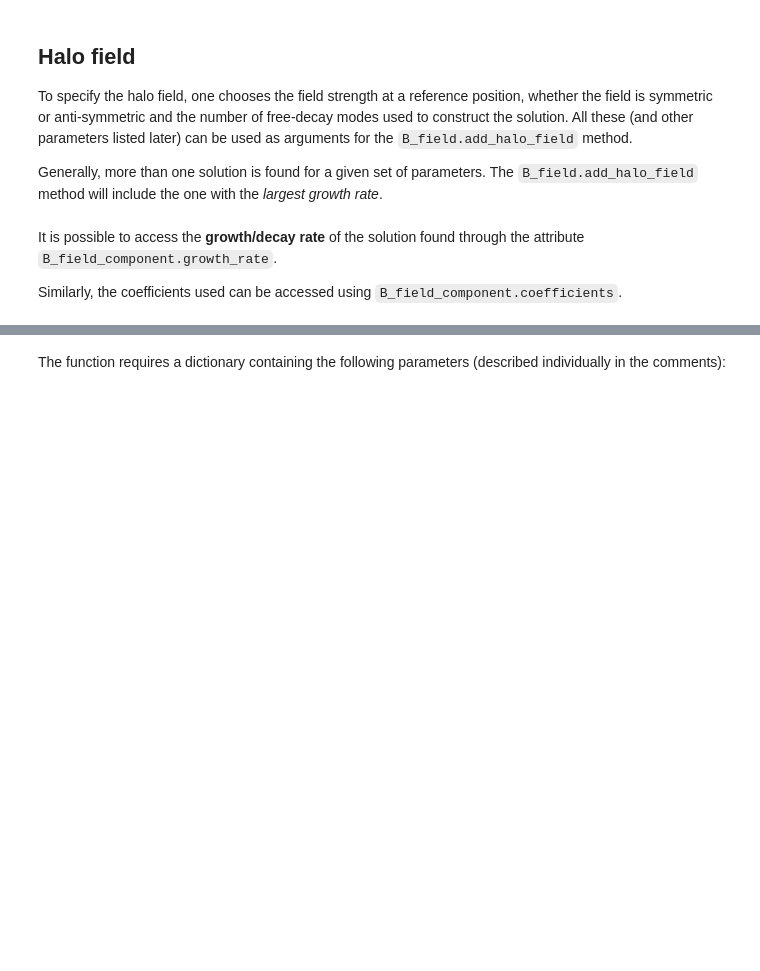
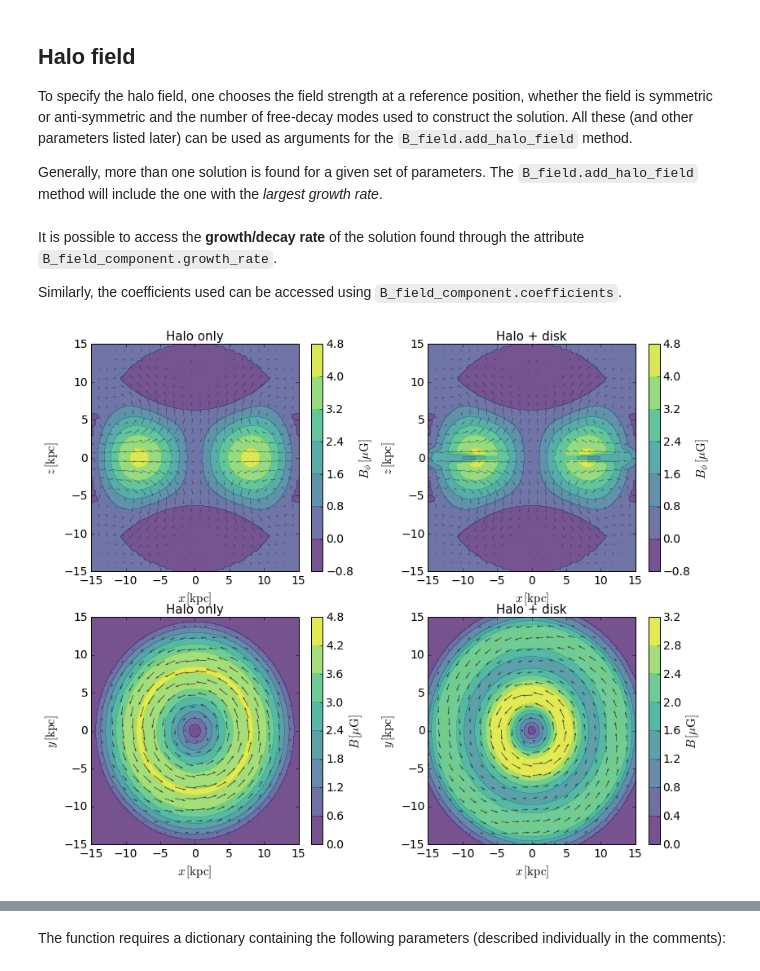
Before and after one commit to luizfelippesr/galmag, a Jupyter notebook: galmag_tutorial.ipynb, the cells around one changed output, grey strips where cells are left out. Cells and saved outputs as stored; diff of their text form; code cells hidden in the pictures; blank space fills up the shorter version.

```diff
--- a/galmag_tutorial.ipynb
+++ b/galmag_tutorial.ipynb
@@ -383,17 +442,19 @@ B.add_halo_field(
 # %%
 figure(figsize=(13.1,11))
 subplot(2,2,1)
 title('Halo only')
 plot_x_z_uniform(B.halo, skipx=4,skipz=4, iy=49)
 subplot(2,2,2)
 title('Halo + disk')
 plot_x_z_uniform(B, skipx=4,skipz=4, iy=49)
 subplot(2,2,3)
 title('Halo only')
 plot_x_y_uniform(B.halo, skipy=5,skipx=5, iz=49, field_lines=False)
 subplot(2,2,4)
 title('Halo + disk')
 plot_x_y_uniform(B, skipy=5,skipx=5, iz=49, field_lines=False)
-show()
+subplots_adjust(wspace=0.3); show()
+# %% [output]
+[figure, added]
 # %%
 print 'Growth rate: ', B.halo.growth_rate
```
Also changed, not shown: parts of 26 cells of this notebook.
